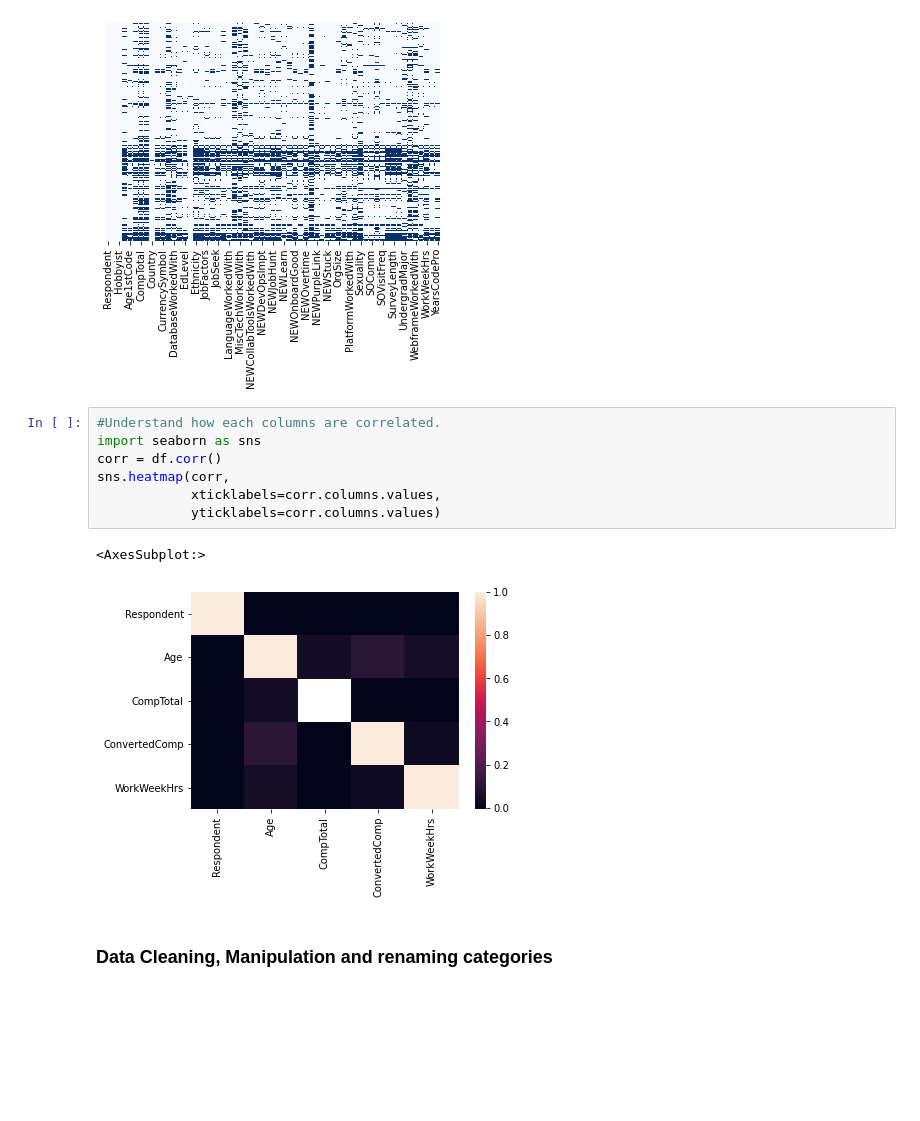
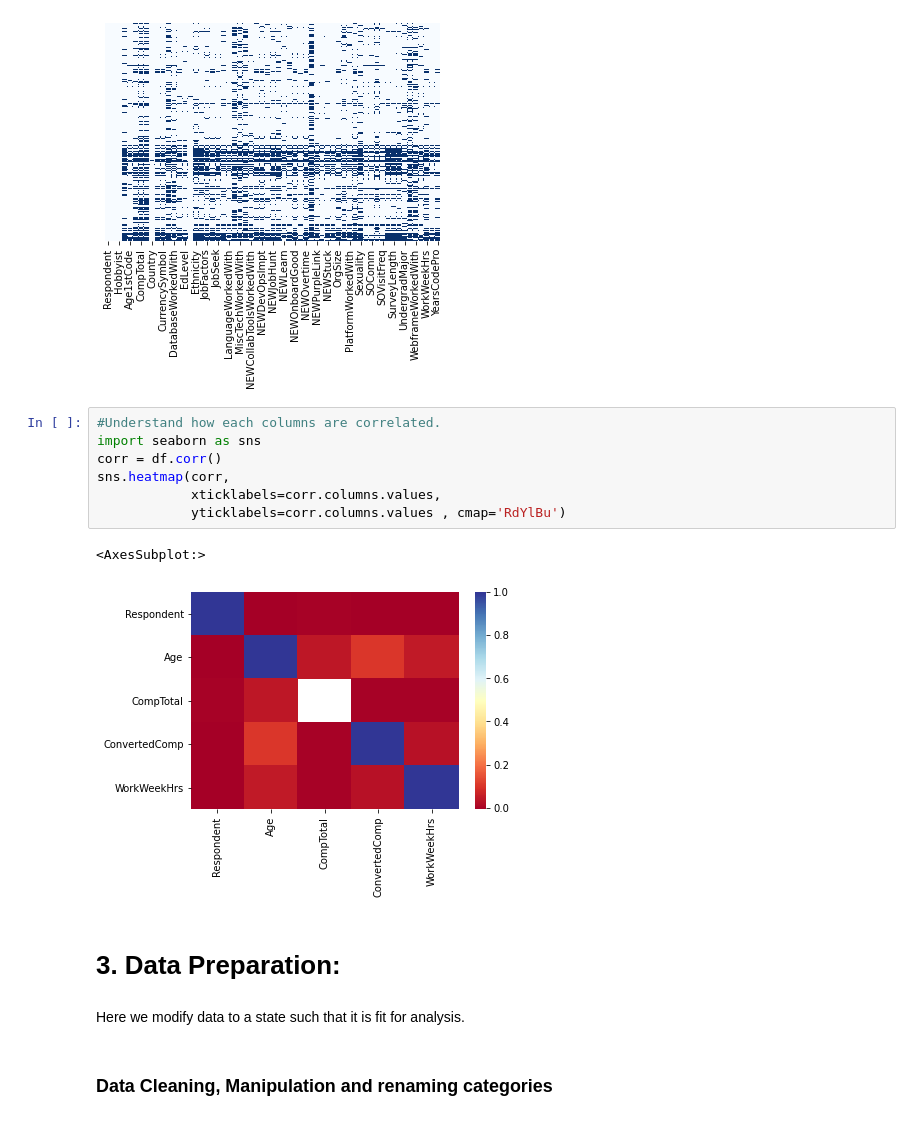
Before and after one commit to Arjunar92/StackOverflow_dev_survey, a Jupyter notebook: StackOverflow_2020_USvsIndia_Final.ipynb, the cells around one changed output. Saved outputs shown, nothing was run; the diff lists cells and outputs as text; blank space fills up the shorter version.

```diff
--- a/StackOverflow_2020_USvsIndia_Final.ipynb
+++ b/StackOverflow_2020_USvsIndia_Final.ipynb
@@ -100,13 +120,17 @@ sns.heatmap(df.isnull(), yticklabels = False, cbar = False, cmap="Blues")
 # %%
 #Understand how each columns are correlated.
 import seaborn as sns
 corr = df.corr()
 sns.heatmap(corr,
             xticklabels=corr.columns.values,
-            yticklabels=corr.columns.values)
+            yticklabels=corr.columns.values , cmap='RdYlBu')
 # %% [output]
 <AxesSubplot:>
-[figure, old version]
+[figure, new version]
+# %% [markdown]
+# 3. Data Preparation:
+# %% [markdown]
+Here we modify data to a state such that it is fit for analysis.
 # %% [markdown]
 ### Data Cleaning, Manipulation and renaming categories
 # %%
```
Also changed, not shown: parts of 37 cells of this notebook.
